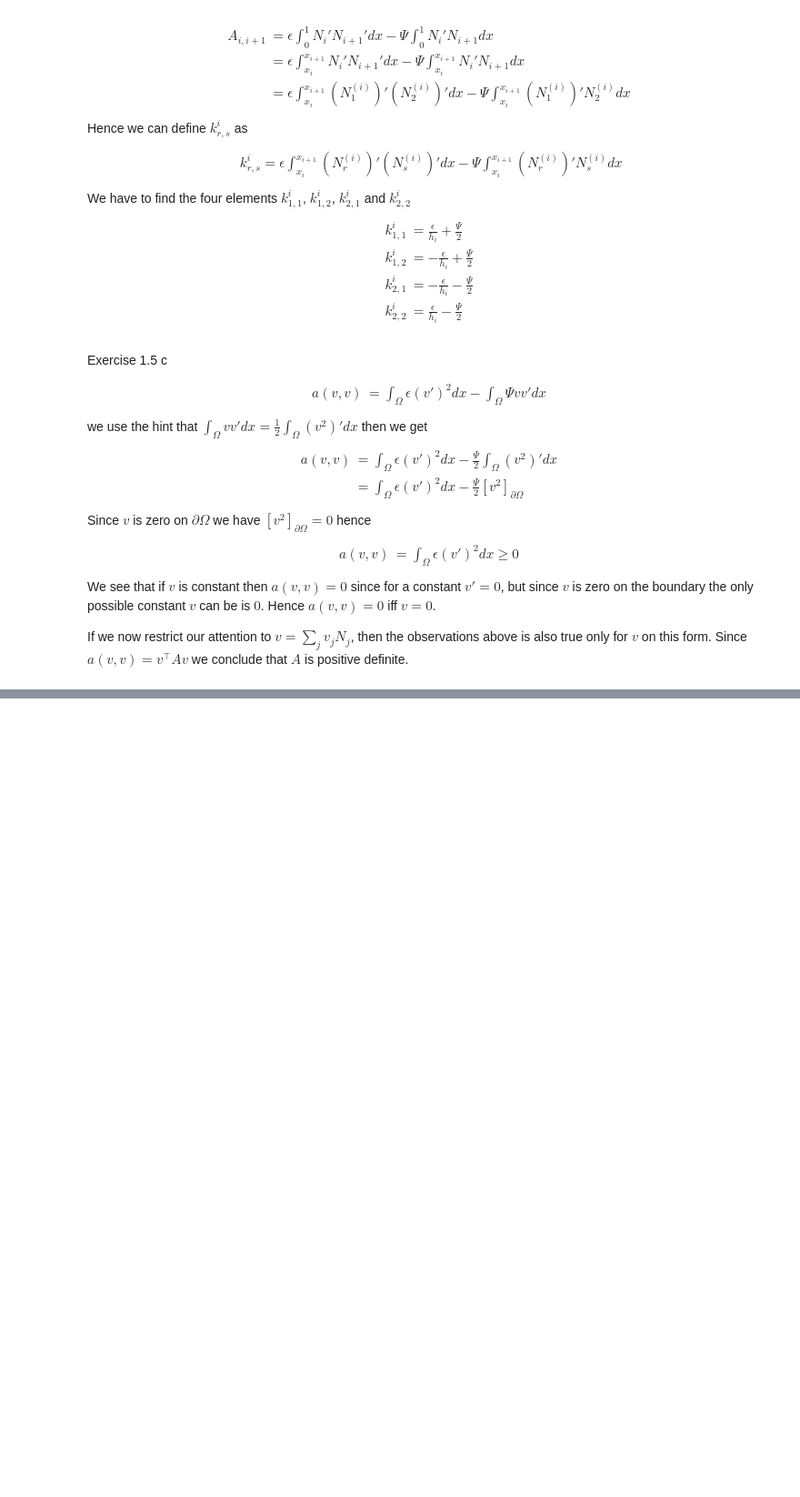
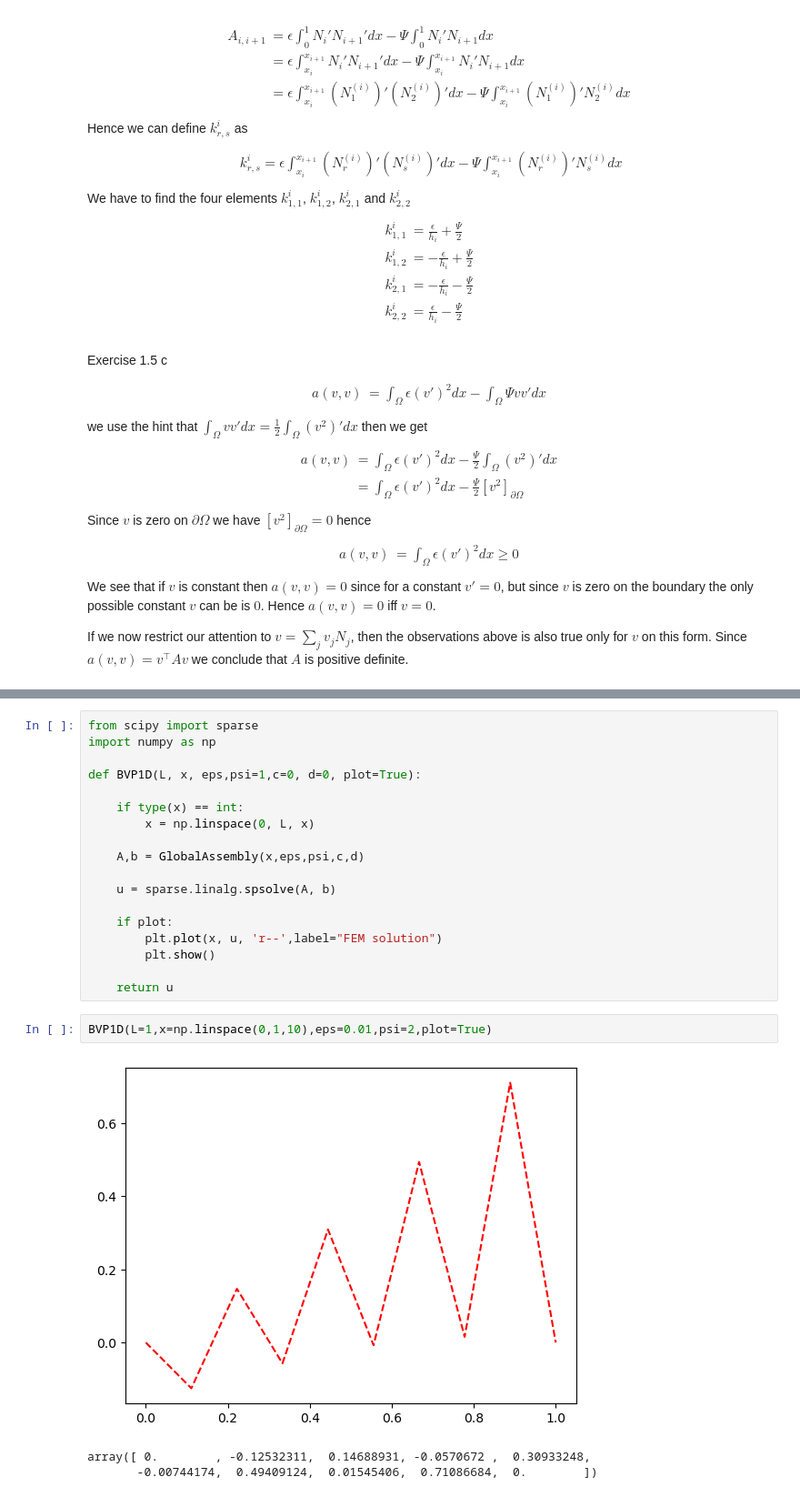
Before and after one commit to MarcusKNielsen/FEM, a Jupyter notebook: Assignment1.ipynb, the cells around one changed output, grey strips where cells are left out. Shown: that part at 91% size. Drawn from its saved outputs; the diff is of its cells as text; blank space fills up the shorter version.

```diff
--- a/Assignment1.ipynb
+++ b/Assignment1.ipynb
@@ -339,0 +416,24 @@ If we now restrict our attention to $v = \sum_j v_j N_j$, then the observations
+# %%
+from scipy import sparse
+import numpy as np
+
+def BVP1D(L, x, eps,psi=1,c=0, d=0, plot=True):
+
+    if type(x) == int:
+        x = np.linspace(0, L, x)
+
+    A,b = GlobalAssembly(x,eps,psi,c,d)
+
+    u = sparse.linalg.spsolve(A, b)
+
+    if plot:
+        plt.plot(x, u, 'r--',label="FEM solution")
+        plt.show()
+
+    return u
+# %%
+BVP1D(L=1,x=np.linspace(0,1,10),eps=0.01,psi=2,plot=True)
+# %% [output]
+[figure, added]
+array([ 0.        , -0.12532311,  0.14688931, -0.0570672 ,  0.30933248,
+       -0.00744174,  0.49409124,  0.01545406,  0.71086684,  0.        ])
```
Also changed, not shown: parts of 5 cells of this notebook.
